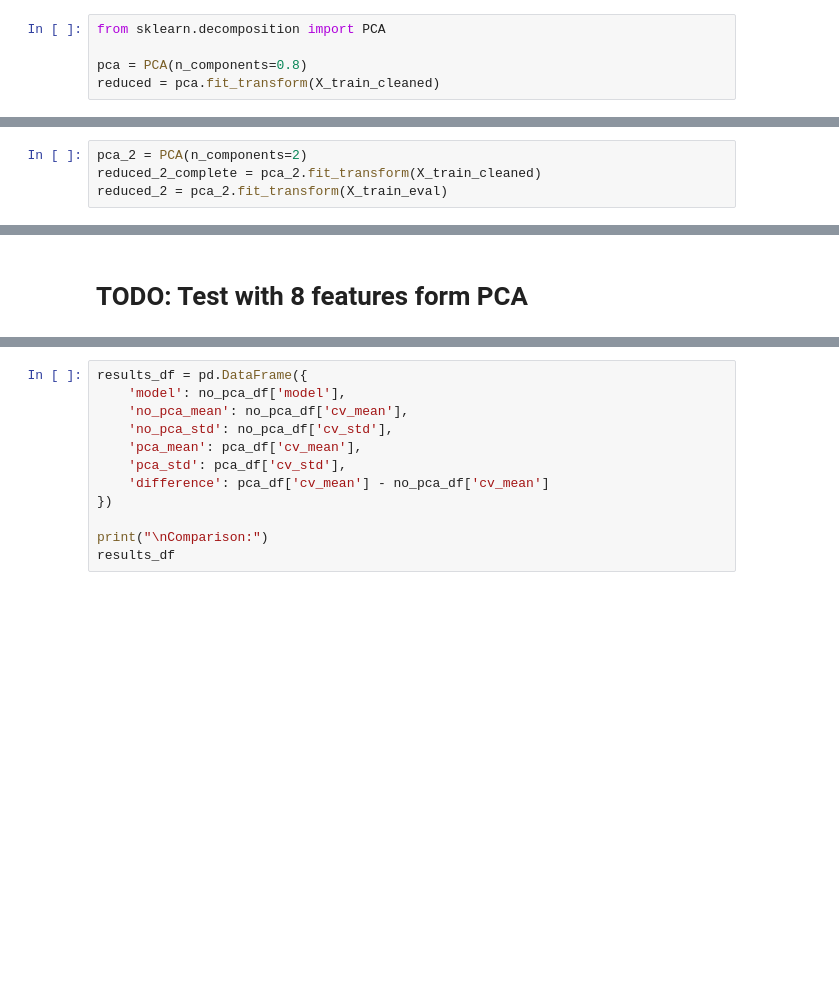
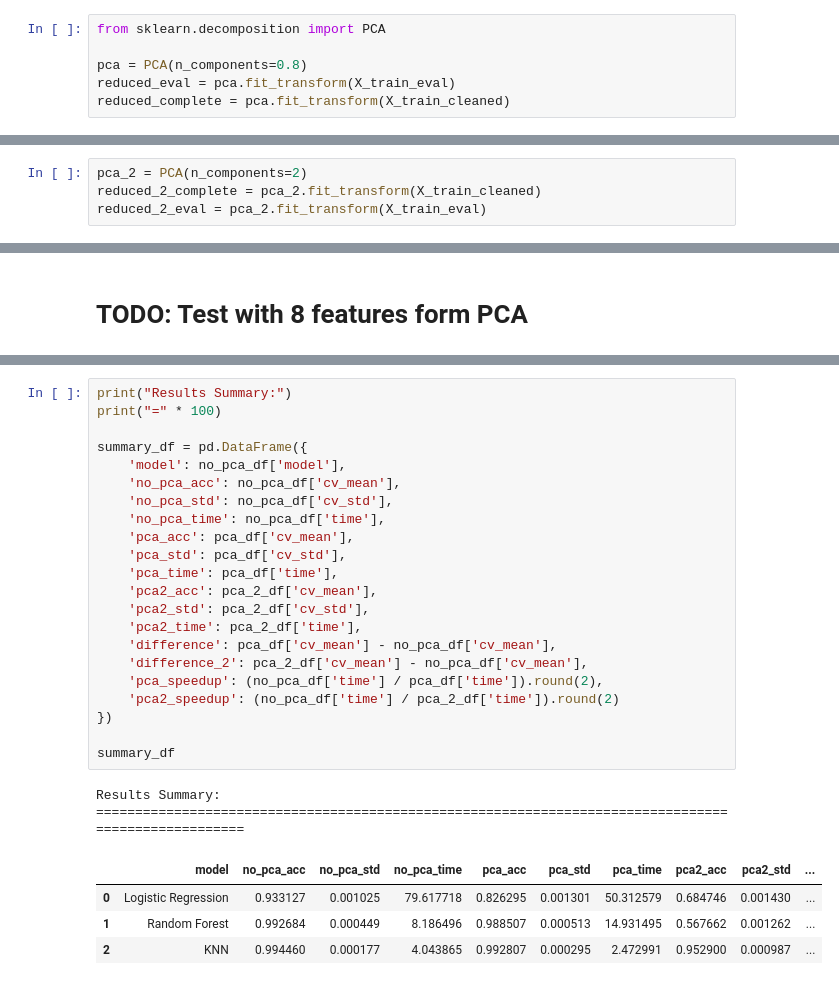
Before and after one commit to merzouka/bds.ml, a Jupyter notebook: preprocess/preprocess.ipynb, the cells around one changed output, grey strips where cells are left out. Drawn from its saved outputs; the diff is of its cells as text; blank space fills up the shorter version.

Commit message:
Added PCA evaluation results

```diff
--- a/preprocess/preprocess.ipynb
+++ b/preprocess/preprocess.ipynb
@@ -297,7 +297,8 @@ pd.DataFrame(test_6_scores).drop('predictions', axis=1)
 from sklearn.decomposition import PCA
 
 pca = PCA(n_components=0.8)
-reduced = pca.fit_transform(X_train_cleaned)
+reduced_eval = pca.fit_transform(X_train_eval)
+reduced_complete = pca.fit_transform(X_train_cleaned)
 # %%
 sns.barplot(x=[f'PC{i}' for i in range(len(pca.components_))], y=np.cumsum(pca.explained_variance_ratio_))
 title = 'PCA explained variance (> 0.8)'
@@ -308,7 +309,7 @@ plt.savefig(get_figure_path(title))
 # %%
 pca_2 = PCA(n_components=2)
 reduced_2_complete = pca_2.fit_transform(X_train_cleaned)
-reduced_2 = pca_2.fit_transform(X_train_eval)
+reduced_2_eval = pca_2.fit_transform(X_train_eval)
 # %%
 sns.scatterplot(x=reduced_2_complete[:, 0], y=reduced_2_complete[:, 1], hue=y_train_label)
 title = 'Scatter plot of data per category with 2 principle components'
@@ -372,12 +423,29 @@ pca_df = pd.DataFrame(pca_results)
 # %%
-results_df = pd.DataFrame({
+print("Results Summary:")
+print("=" * 100)
+
+summary_df = pd.DataFrame({
     'model': no_pca_df['model'],
-    'no_pca_mean': no_pca_df['cv_mean'],
+    'no_pca_acc': no_pca_df['cv_mean'],
     'no_pca_std': no_pca_df['cv_std'],
-    'pca_mean': pca_df['cv_mean'],
+    'no_pca_time': no_pca_df['time'],
+    'pca_acc': pca_df['cv_mean'],
     'pca_std': pca_df['cv_std'],
-    'difference': pca_df['cv_mean'] - no_pca_df['cv_mean']
+    'pca_time': pca_df['time'],
+    'pca2_acc': pca_2_df['cv_mean'],
+    'pca2_std': pca_2_df['cv_std'],
+    'pca2_time': pca_2_df['time'],
+    'difference': pca_df['cv_mean'] - no_pca_df['cv_mean'],
+    'difference_2': pca_2_df['cv_mean'] - no_pca_df['cv_mean'],
+    'pca_speedup': (no_pca_df['time'] / pca_df['time']).round(2),
+    'pca2_speedup': (no_pca_df['time'] / pca_2_df['time']).round(2)
 })
 
-print("\nComparison:")
-results_df
+summary_df
+# %% [output]
+Results Summary:
+====================================================================================================
+|  | model | no_pca_acc | no_pca_std | no_pca_time | pca_acc | pca_std | pca_time | pca2_acc | pca2_std | ... |
+| 0 | Logistic Regression | 0.933127 | 0.001025 | 79.617718 | 0.826295 | 0.001301 | 50.312579 | 0.684746 | 0.001430 | ... |
+| 1 | Random Forest | 0.992684 | 0.000449 | 8.186496 | 0.988507 | 0.000513 | 14.931495 | 0.567662 | 0.001262 | ... |
+| 2 | KNN | 0.994460 | 0.000177 | 4.043865 | 0.992807 | 0.000295 | 2.472991 | 0.952900 | 0.000987 | ... |
```
Also changed, not shown: parts of 4 cells of this notebook.
